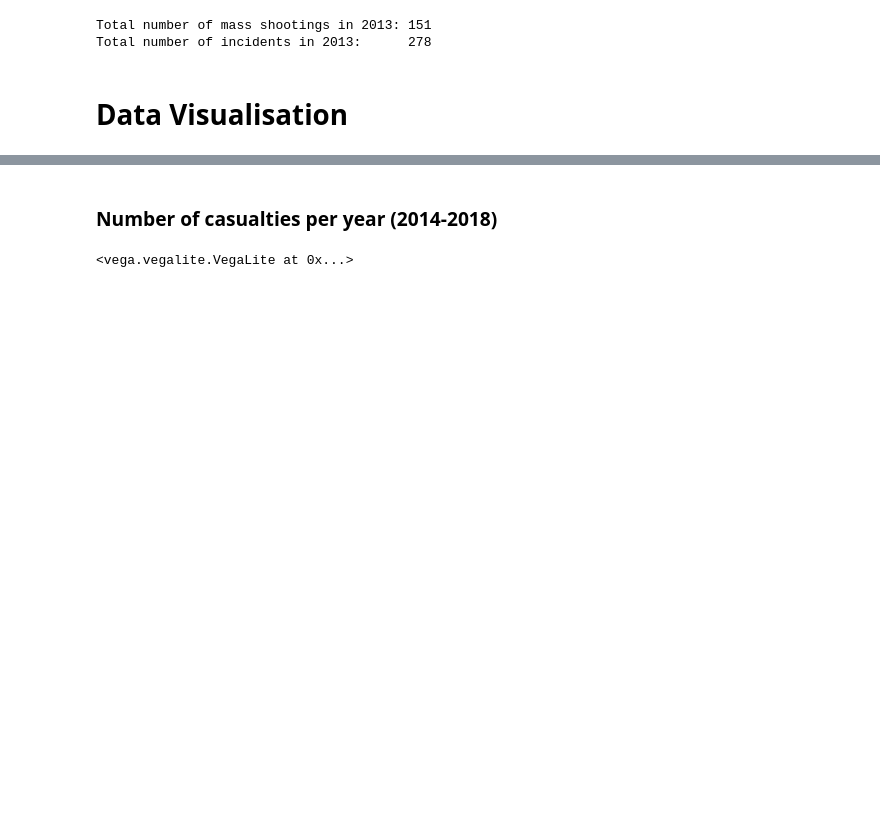
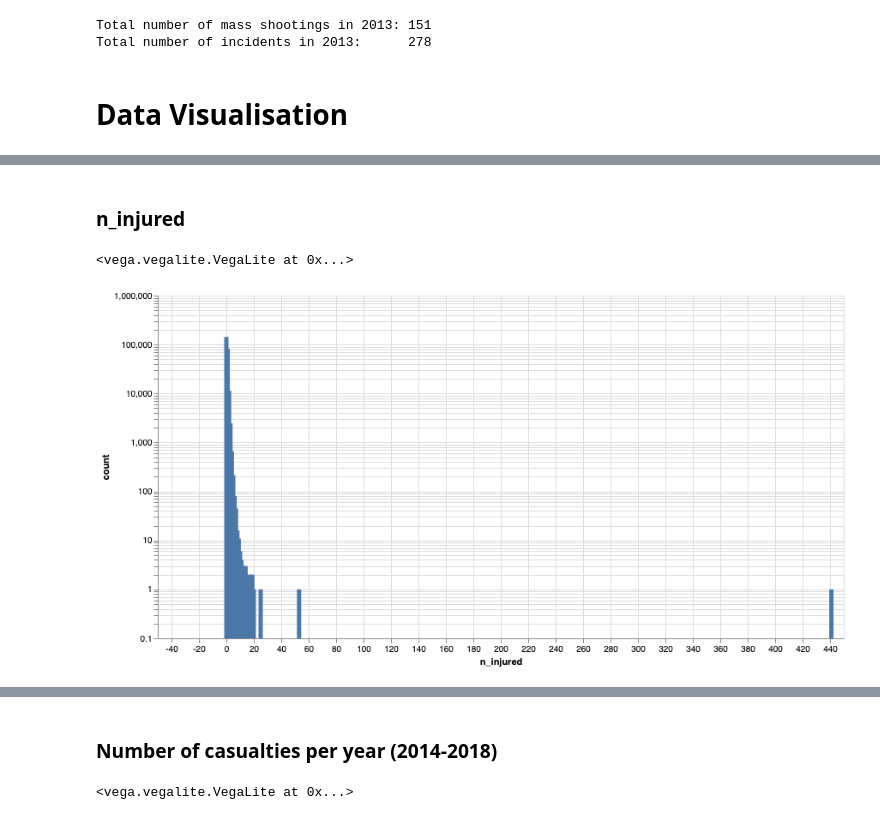
Before and after one commit to mideaconu/gun-violence, a Jupyter notebook: gun-violence.ipynb, the cells around one changed output, grey strips where cells are left out. Drawn from its saved outputs; the diff is of its cells as text; code cells hidden in the pictures; blank space fills up the shorter version.

```diff
--- a/gun-violence.ipynb
+++ b/gun-violence.ipynb
@@ -274,0 +319,14 @@ mpl.style.use('default')
+# %% [markdown]
+### n_injured
+# %%
+injury_stats = df.groupby("n_injured").count().reset_index().loc[:, ["n_injured", "date"]]
+injury_stats.columns = ["n_injured", "count"]
+
+alt.Chart(injury_stats).mark_bar().encode(
+    alt.X("n_injured"),
+    alt.Y("count", scale=alt.Scale(padding=1, type="log")),
+    alt.Tooltip('count')
+).interactive().properties(width=800, height=400)
+# %% [output]
+<vega.vegalite.VegaLite at 0x...>
+[figure, added]
```
Also changed, not shown: parts of 63 cells of this notebook.
